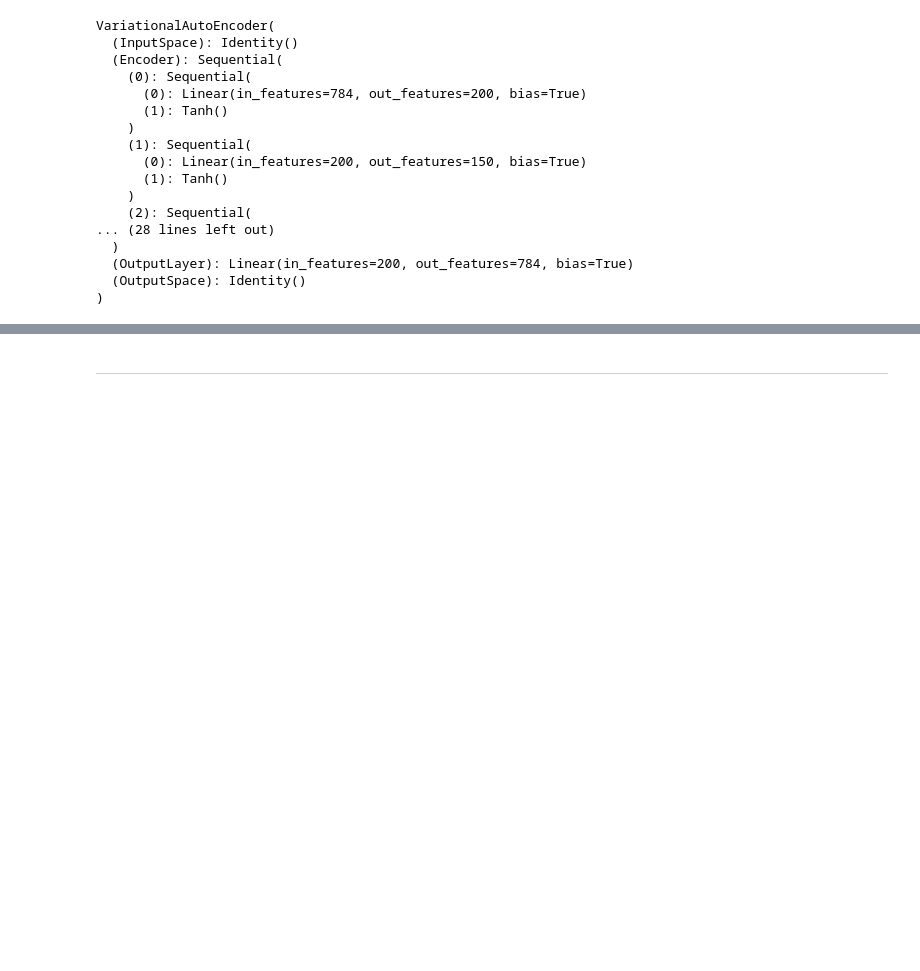
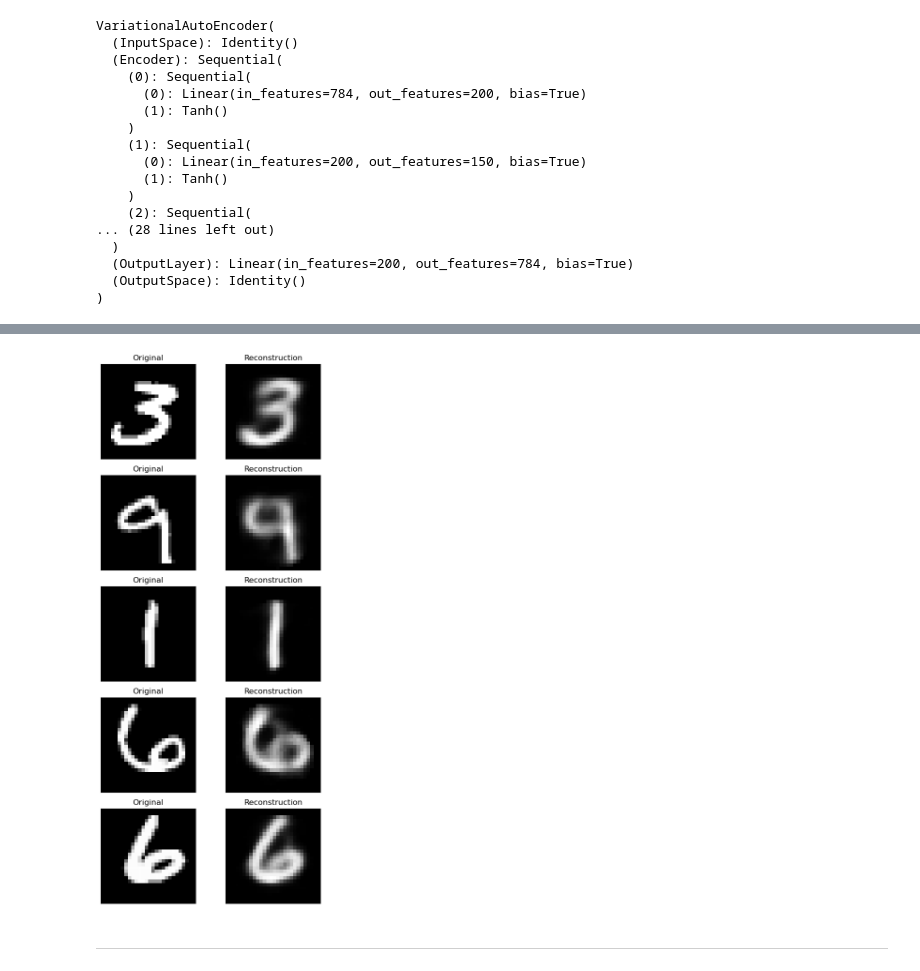
Before and after one commit to FrancescoLR02/InformationTheoryProject, a Jupyter notebook: main.ipynb, the cells around one changed output, grey strips where cells are left out. Saved outputs shown, nothing was run; the diff lists cells and outputs as text; code cells hidden in the pictures; blank space fills up the shorter version.

```diff
--- a/main.ipynb
+++ b/main.ipynb
@@ -1070,3 +1091,7 @@ PlotInfoPlane(mi_history.encoder, mi_history.decoder, start_epoch=1, end_epoch=e
+# %%
+ShowSomeImages(tanh_model, testDataset, device)
+# %% [output]
+[figure, added]
 # %% [markdown]
 --------
 # %% [markdown]
```
Also changed, not shown: parts of 24 cells of this notebook.
